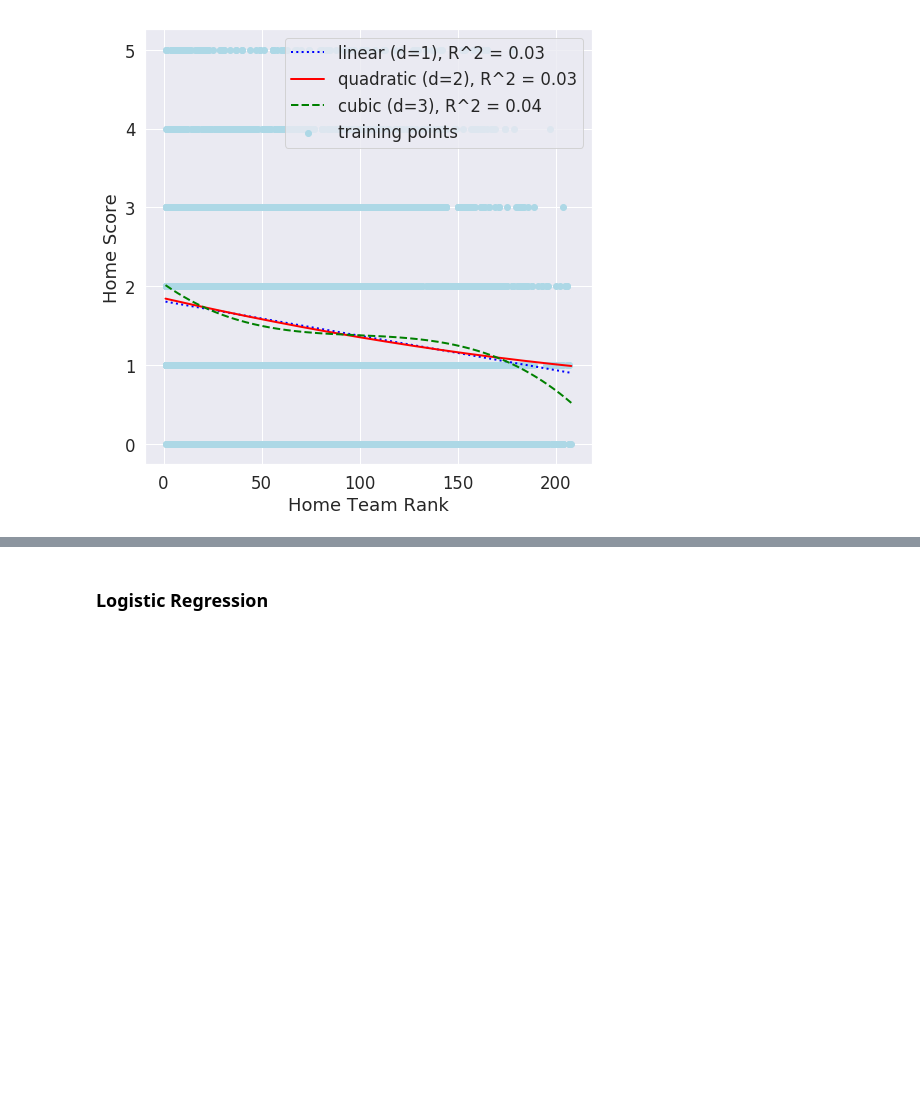
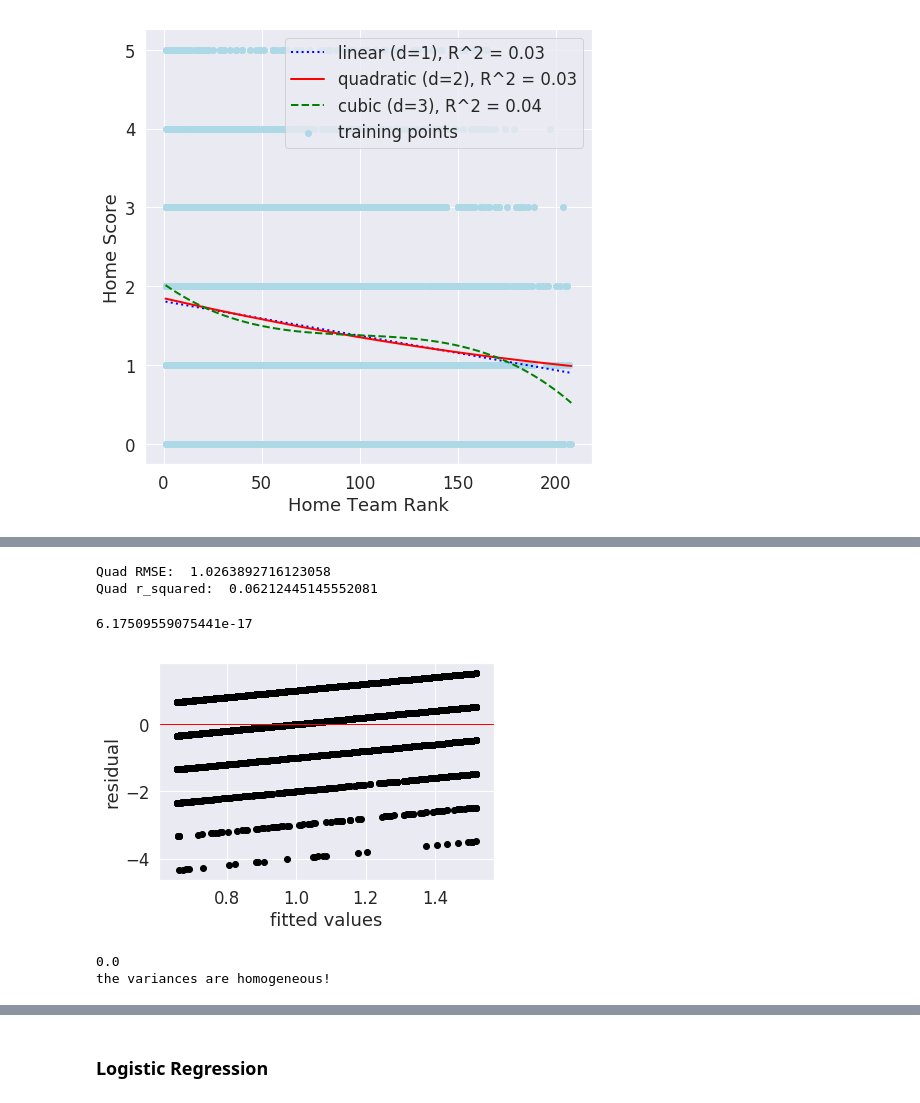
Before and after one commit to booorayan/Regression_fifa, a Jupyter notebook: Football_Match_Predictions.ipynb, the cells around one changed output, grey strips where cells are left out. Cells and saved outputs as stored; diff of their text form; code cells hidden in the pictures; blank space fills up the shorter version.

```diff
--- a/Football_Match_Predictions.ipynb
+++ b/Football_Match_Predictions.ipynb
@@ -986,0 +1021,3 @@ plt.show()
+# %%
+ficha_train, ficha_test, lebos_train, lebos_test = train_test_split(ficha,lebos, test_size=0.3, random_state=230)
+lebos_train
@@ -986,0 +1032,65 @@ plt.show()
+# %%
+quad = PolynomialFeatures(degree=2)
+cub = PolynomialFeatures(degree=3)
+xx_quad = quadratic.fit_transform(ficha_train)
+xx_test = quadratic.fit_transform(ficha_test)
+xx_cube = cubic.fit_transform(ficha_train)
+
+linr = LinearRegression()
+quad_f = linr.fit(ficha_train, lebos_train)
+y_lin_p = linr.predict(ficha_fit)
+al_r2 = r2_score(lebos_test, linr.predict(ficha_test))
+# %%
+linrpol = linr.fit(xx_quad, lebos_train)
+
+# making predictions
+ay_quad_fit = linrpol.predict(quad.fit_transform(ficha_fit))
+
+# calculating R squared
+# quad_r2 = r2_score(lebo_test, linpol.predict(x_quad))
+apolpre = linrpol.predict(xx_quad)
+aquad_r2 = r2_score(lebos_train, apolpre)
+
+print('Quad RMSE: ', np.sqrt(mean_squared_error(lebos_train, apolpre)), '\nQuad r_squared: ', aquad_r2)
+# %% [output]
+Quad RMSE:  1.0263892716123058
+Quad r_squared:  0.06212445145552081
+# %%
+resds = np.subtract(apolpre, lebos_train)
+pd.DataFrame(resds)
+
+resds.mean()
+# %% [output]
+6.17509559075441e-17
+# %%
+#  plotting the residuals
+
+plt.scatter(apolpre, resds, color='black')
+plt.ylabel('residual')
+plt.xlabel('fitted values')
+plt.axhline(y= resds.mean(), color='red', linewidth=1)
+plt.show()
+# %% [output]
+[figure, added]
+# %%
+tes_res, p_val = sp.stats.bartlett(apolpre.flatten(), resds.flatten())
+
+deg_of_f = len(apolpre)-1
+pro = 1 - p_val
+
+crit_val = sp.stats.chi2.ppf(pro, deg_of_f)
+print(p_val)
+
+# If the test_result is greater than the critical value, then we reject our null
+# hypothesis. This would mean that there are patterns to the variance of the data
+
+# Otherwise, we can identify no patterns, and we accept the null hypothesis that
+# the variance is homogeneous across our data
+
+if (tes_res > crit_val):
+  print('the variances are unequal, and the model should be reassessed')
+else:
+  print('the variances are homogeneous!')
+# %% [output]
+0.0
+the variances are homogeneous!
```
Also changed, not shown: parts of 42 cells of this notebook.
